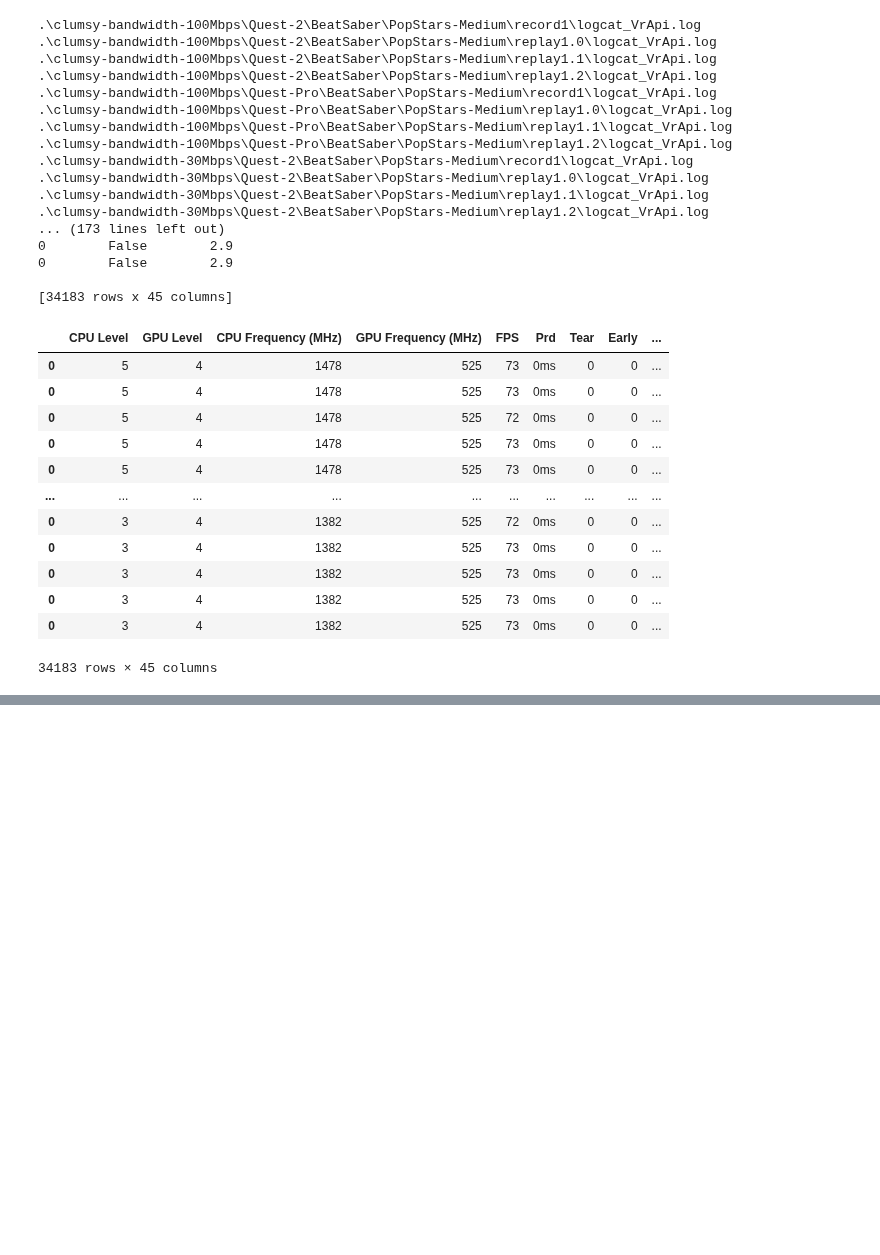
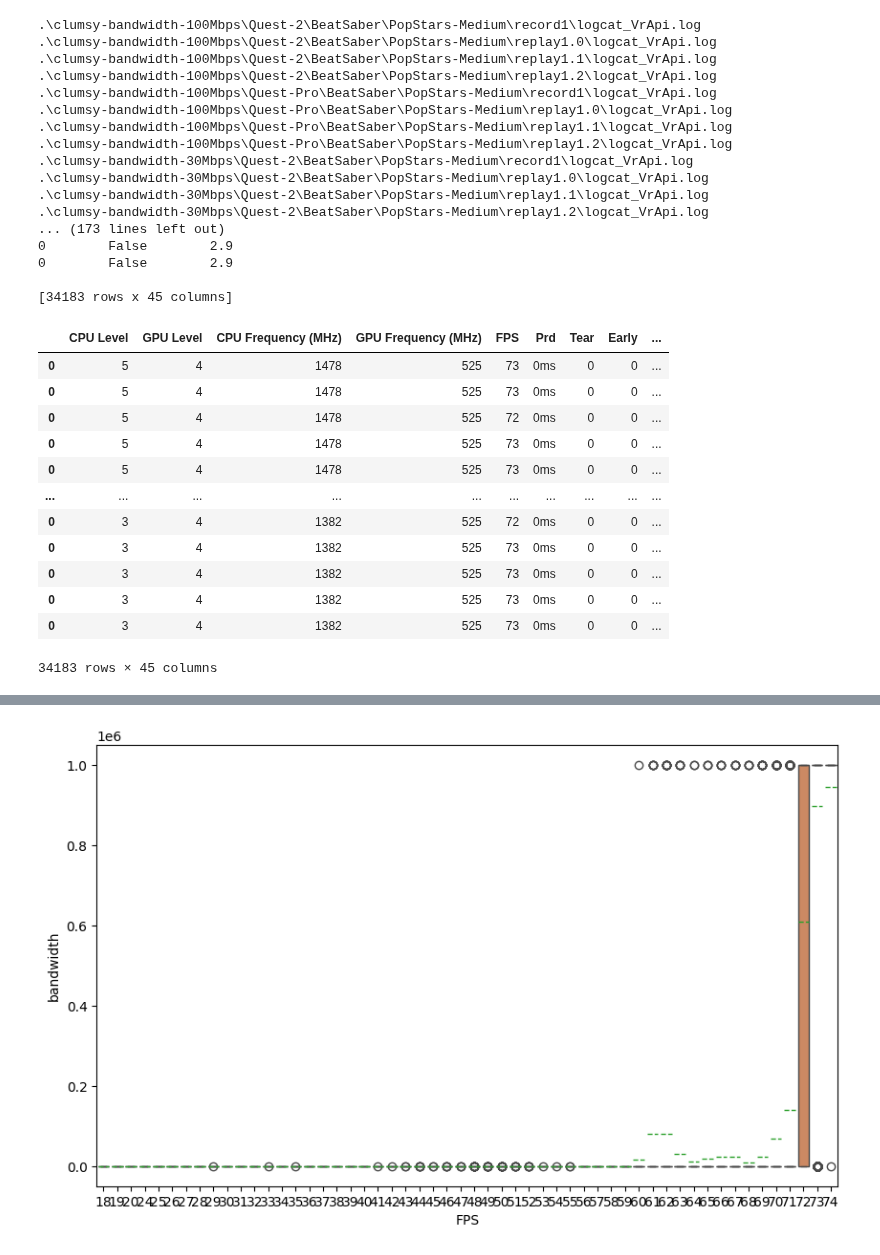
Before and after one commit to Raiduy/librnr-experiments, a Jupyter notebook: new-systemmetrics.ipynb, the cells around one changed output, grey strips where cells are left out. Saved outputs shown, nothing was run; the diff lists cells and outputs as text; code cells hidden in the pictures; blank space fills up the shorter version.

Commit message:
trying to fix horisontal graphs

```diff
--- a/new-systemmetrics.ipynb
+++ b/new-systemmetrics.ipynb
@@ -64,7 +64,7 @@ def create_dataframe(file_path):
         if len(line) < 300:
             continue
         new_d = process_line(line)
-        df = df.append(new_d)
+        df = pd.concat([df, new_d])
 
 #     df.index.name = 'timestamp'
 #     df = df.reset_index()
@@ -85,7 +85,7 @@ def create_dataframe(file_path):
     df['is_wireless'] = '-W' in file_path.split('\\')[3]
     df['repetition'] = file_path.split('\\')[5].strip('record') if 'record' in file_path.split('\\')[5] else file_path.split('\\')[5].strip('replay')
 
-    df.to_csv(f'.\\{file_path.strip(".log")}.csv', index=False)
+    # df.to_csv(f'.\\{file_path.strip(".log")}.csv', index=False)
 
     return df
 
@@ -161,0 +143,16 @@ plt.show()
+# %%
+# FPS against bandwidth
+to_plot = df[(df['altered_bandwidth'] == True) & (df['is_record'] == False)]
+fig, ax = plt.subplots(figsize=(10, 6))
+# ax = sns.violinplot(data=df[(df.altered_bandwidth == True)], x='bandwidth', y='FPS', palette="deep", inner='box', split=False)
+sns.boxplot(x=to_plot['FPS'], y=to_plot['bandwidth'], showmeans=True, meanline=True, palette="deep", ax=ax)
+
+# labels = [item.get_text() for item in ax.get_xticklabels()]
+# labels[4] = 'No Limit'
+# ax.set_xticklabels(labels)
+
+# ax.set_xlabel('Bandwidth [Mbps]')
+# ax.set_ylim(0, 80)
+plt.show()
+# %% [output]
+[figure, added]
```
Also changed, not shown: parts of 2 cells of this notebook.
